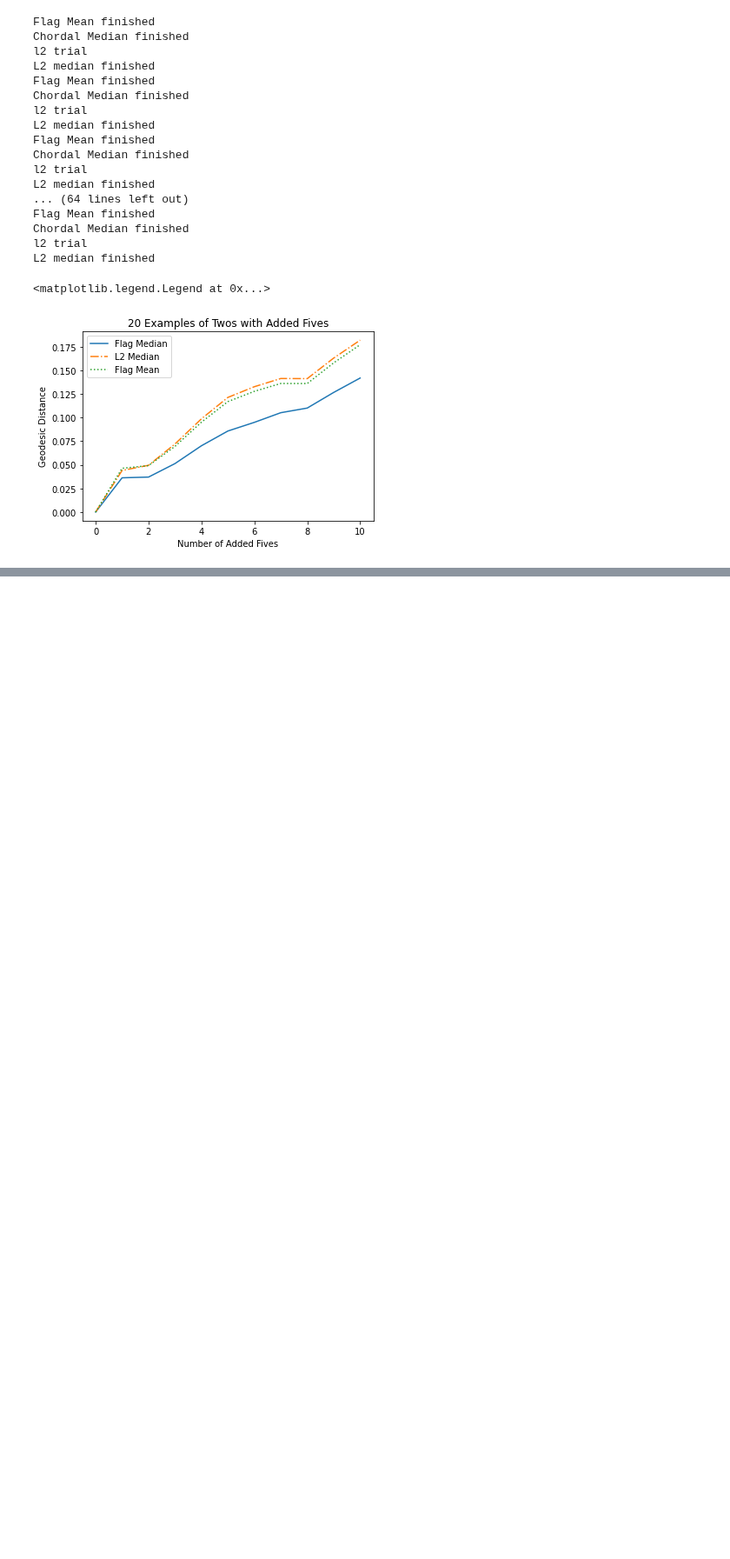
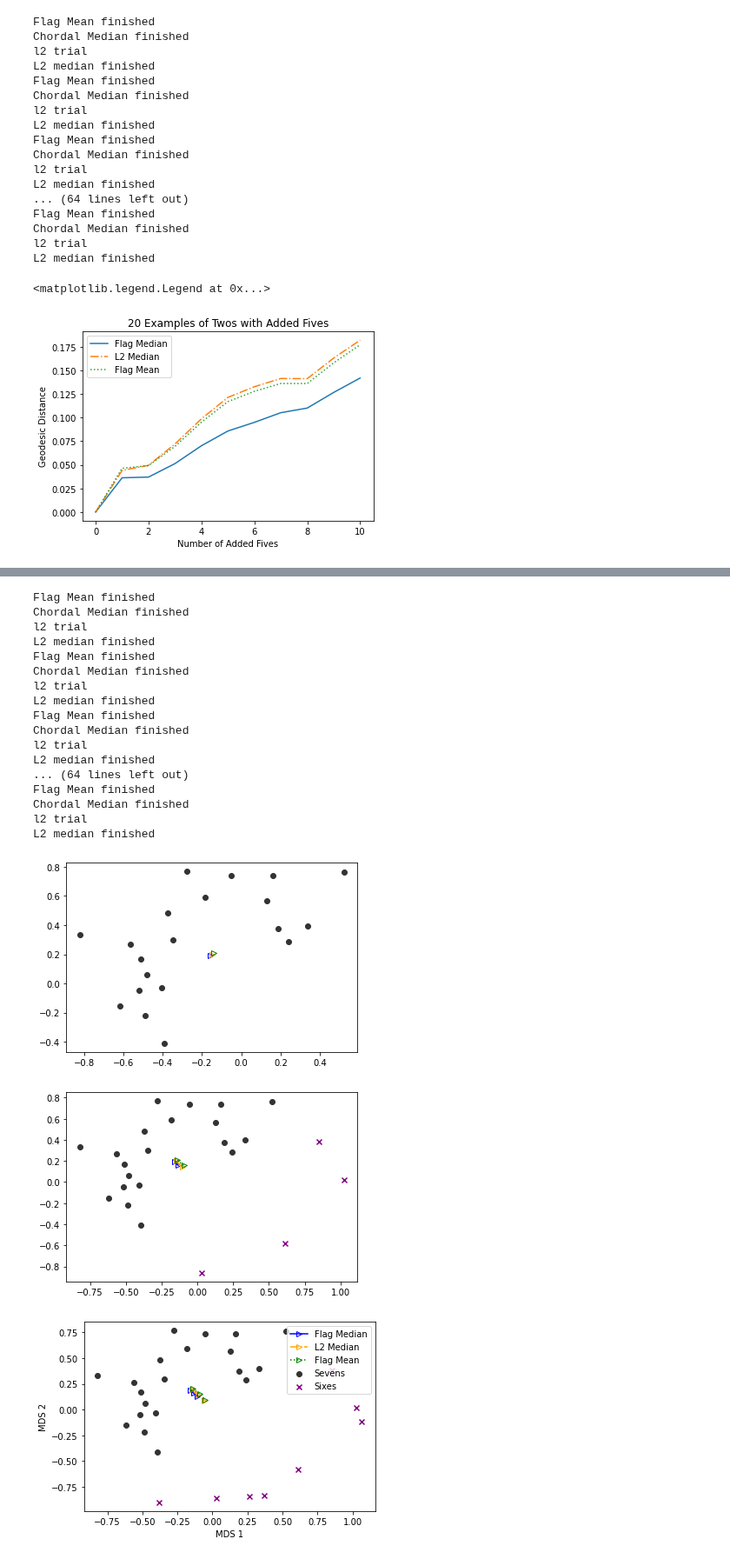
Before and after one commit to nmank/FlagIRLS, a Jupyter notebook: CVPR_Examples.ipynb, the cells around one changed output, grey strips where cells are left out. Shown at 87% size. Cells and saved outputs as stored; diff of their text form; code cells hidden in the pictures; blank space fills up the shorter version.

```diff
--- a/CVPR_Examples.ipynb
+++ b/CVPR_Examples.ipynb
@@ -638,0 +725,23 @@ plt.xlabel('Added Nines')
+# %%
+run_embedding_test(1)
+# %% [output]
+Flag Mean finished
+Chordal Median finished
+l2 trial
+L2 median finished
+Flag Mean finished
+Chordal Median finished
+l2 trial
+L2 median finished
+Flag Mean finished
+Chordal Median finished
+l2 trial
+L2 median finished
+... (64 lines left out)
+Flag Mean finished
+Chordal Median finished
+l2 trial
+L2 median finished
+[figure, added]
+[figure, added]
+[figure, added]
```
Also changed, not shown: parts of 15 cells of this notebook, 3 other files.
